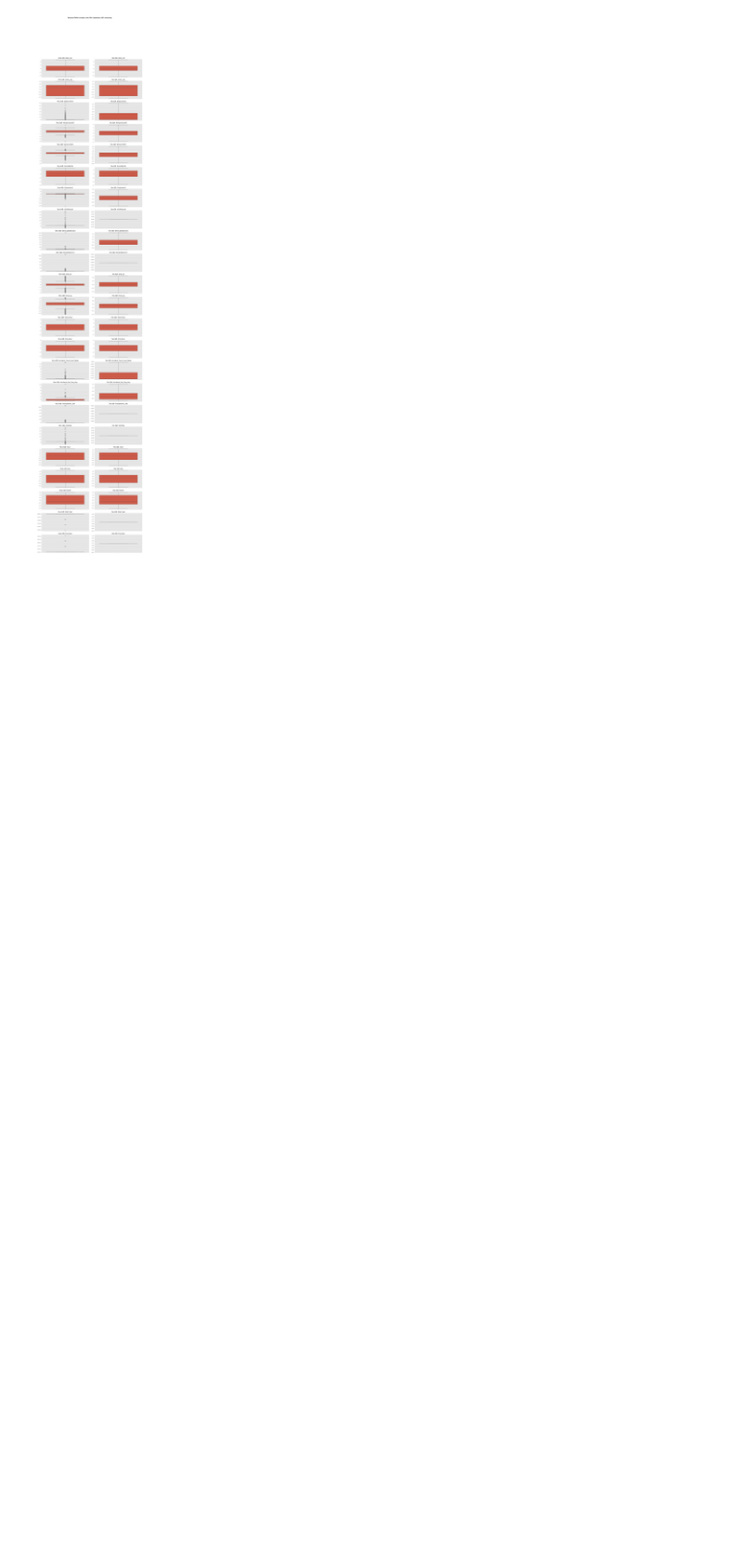
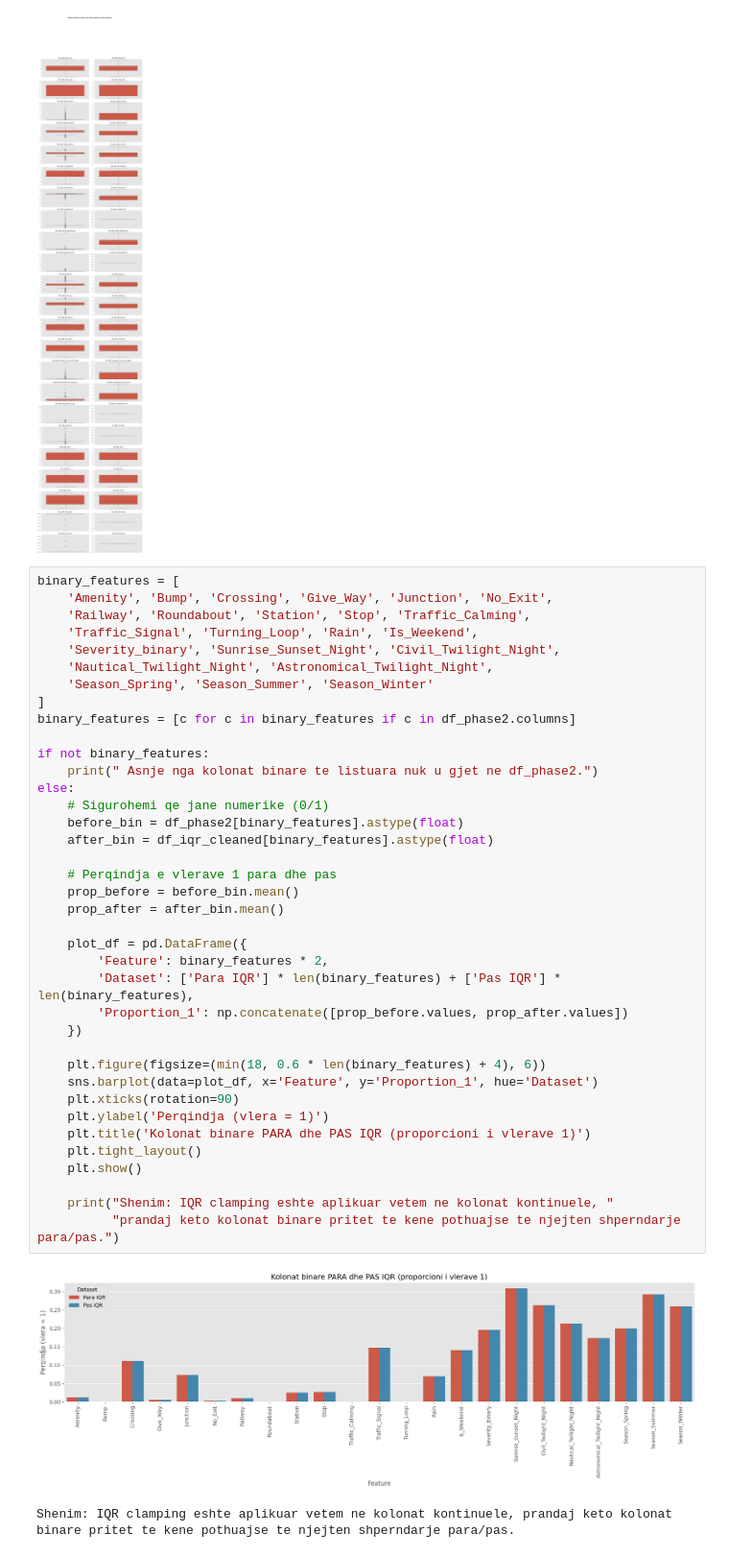
Before and after one commit to DiellzaPervetica/PVDSH_Gr15_2025, a Jupyter notebook: main.ipynb, the cells around one changed output. Shown at 96% size. Saved outputs shown, nothing was run; the diff lists cells and outputs as text; blank space fills up the shorter version.

Commit message:
Vizualizim kompakt per kolonat binare PARA dhe PAS IQR + Heatmap

```diff
--- a/main.ipynb
+++ b/main.ipynb
@@ -1481,3 +1481,44 @@ else:
 --- Kolonat per vizualizim PARA/PAS IQR (23 kolona) ---
 ['Start_Lat', 'Start_Lng', 'Distance(mi)', 'Temperature(F)', 'Wind_Chill(F)', 'Humidity(%)', 'Pressure(in)', 'Visibility(mi)', 'Wind_Speed(mph)', 'Precipitation(in)', 'End_Lat', 'End_Lng', 'Start_Hour ...
 [figure]
+# %%
+binary_features = [
+    'Amenity', 'Bump', 'Crossing', 'Give_Way', 'Junction', 'No_Exit',
+    'Railway', 'Roundabout', 'Station', 'Stop', 'Traffic_Calming',
+    'Traffic_Signal', 'Turning_Loop', 'Rain', 'Is_Weekend',
+    'Severity_binary', 'Sunrise_Sunset_Night', 'Civil_Twilight_Night',
+    'Nautical_Twilight_Night', 'Astronomical_Twilight_Night',
+    'Season_Spring', 'Season_Summer', 'Season_Winter'
+]
+binary_features = [c for c in binary_features if c in df_phase2.columns]
+
+if not binary_features:
+    print(" Asnje nga kolonat binare te listuara nuk u gjet ne df_phase2.")
+else:
+    # Sigurohemi qe jane numerike (0/1)
+    before_bin = df_phase2[binary_features].astype(float)
+    after_bin = df_iqr_cleaned[binary_features].astype(float)
+
+    # Perqindja e vlerave 1 para dhe pas
+    prop_before = before_bin.mean()
+    prop_after = after_bin.mean()
+
+    plot_df = pd.DataFrame({
+        'Feature': binary_features * 2,
+        'Dataset': ['Para IQR'] * len(binary_features) + ['Pas IQR'] * len(binary_features),
+        'Proportion_1': np.concatenate([prop_before.values, prop_after.values])
+    })
+
+    plt.figure(figsize=(min(18, 0.6 * len(binary_features) + 4), 6))
+    sns.barplot(data=plot_df, x='Feature', y='Proportion_1', hue='Dataset')
+    plt.xticks(rotation=90)
+    plt.ylabel('Perqindja (vlera = 1)')
+    plt.title('Kolonat binare PARA dhe PAS IQR (proporcioni i vlerave 1)')
+    plt.tight_layout()
+    plt.show()
+
+    print("Shenim: IQR clamping eshte aplikuar vetem ne kolonat kontinuele, "
+          "prandaj keto kolonat binare pritet te kene pothuajse te njejten shperndarje para/pas.")
+# %% [output]
+[figure, added]
+Shenim: IQR clamping eshte aplikuar vetem ne kolonat kontinuele, prandaj keto kolonat binare pritet te kene pothuajse te njejten shperndarje para/pas.
```
Also changed, not shown: parts of 3 cells of this notebook.
